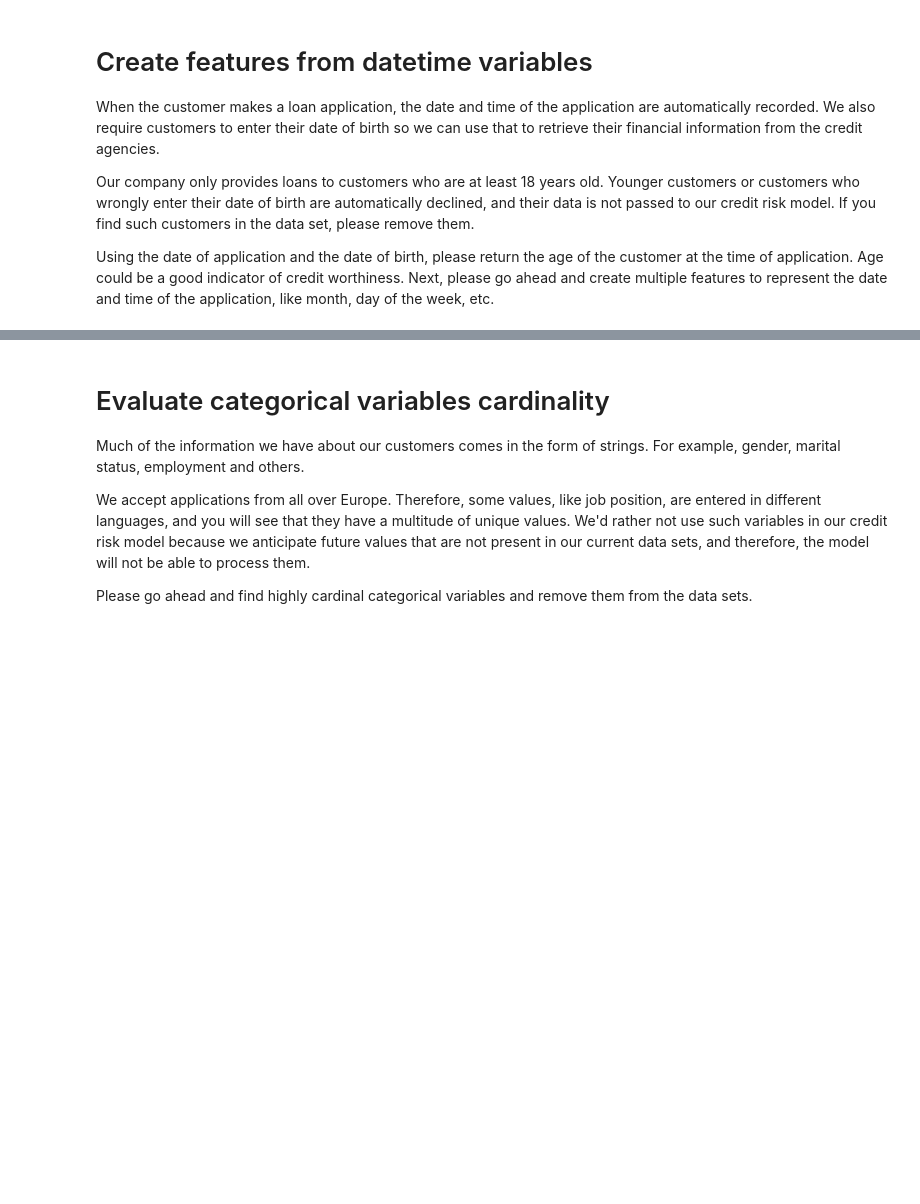
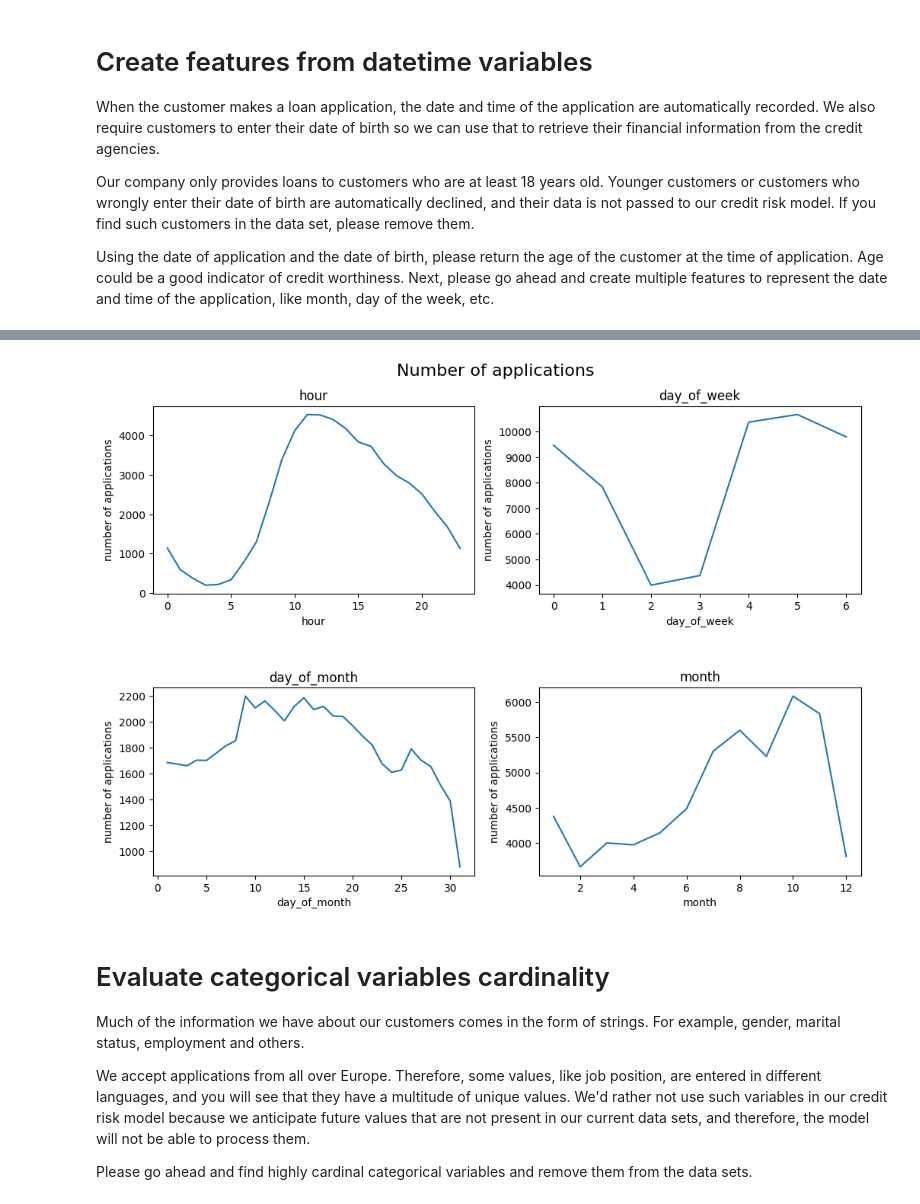
Before and after one commit to HimanshuAbburu/credit_risk_ml_pipeline, a Jupyter notebook: main.ipynb, the cells around one changed output, grey strips where cells are left out. Drawn from its saved outputs; the diff is of its cells as text; code cells hidden in the pictures; blank space fills up the shorter version.

```diff
--- a/main.ipynb
+++ b/main.ipynb
@@ -259,0 +306,24 @@ Using the date of application and the date of birth, please return the age of th
+# %%
+# Remove people younger that 18
+X_train = X_train[X_train['age'] >= 18]
+X_test = X_test[X_test['age'] >= 18]
+
+# Set target variables
+y_train = y_train.loc[X_train.index]
+y_test = y_test.loc[X_test.index]
+# %%
+# Create features in train set
+X_train["application_date"] = pd.to_datetime(X_train["application_date"])
+X_train["day_of_week"] = X_train["application_date"].dt.day_of_week
+X_train["day_of_month"] = X_train["application_date"].dt.day
+X_train["month"] = X_train["application_date"].dt.month
+X_train["hour"] = X_train["application_date"].dt.hour
+
+# Create features in test set
+X_test["application_date"] = pd.to_datetime(X_test["application_date"])
+X_test["day_of_week"] = X_test["application_date"].dt.day_of_week
+X_test["day_of_month"] = X_test["application_date"].dt.day
+X_test["month"] = X_test["application_date"].dt.month
+X_test["hour"] = X_test["application_date"].dt.hour
+
+X_train[["application_date", "day_of_week", "day_of_month", "month", "hour"]].head(5)
@@ -260,3 +337,25 @@ Using the date of application and the date of birth, please return the age of th
+# %%
+X_train.drop(["application_date", "date_of_birth"], axis=1, inplace=True)
+X_test.drop(["application_date", "date_of_birth"], axis=1, inplace=True)
+# %%
+# Define subplot grid
+fig, axs = plt.subplots(nrows=2, ncols=2, figsize=(12, 8))
+plt.subplots_adjust(hspace=0.5)
+fig.suptitle("Number of applications", fontsize=16, y=0.95)
+
+new_features = ["hour", "day_of_week", "day_of_month", "month"]
+
+# loop through variables and axes
+for var, ax in zip(new_features, axs.ravel()):
+
+    # Plot the variable
+    X_train.groupby(var)[var].count().plot(ax=ax)
+
+    # Plot formatting
+    ax.set_title(var)
+    ax.set_ylabel("number of applications")
+# %% [output]
+[figure, added]
 # %% [markdown]
 # Evaluate categorical variables cardinality
 Much of the information we have about our customers comes in the form of strings. For example, gender, marital status, employment and others.
```
Also changed, not shown: parts of 37 cells of this notebook.
